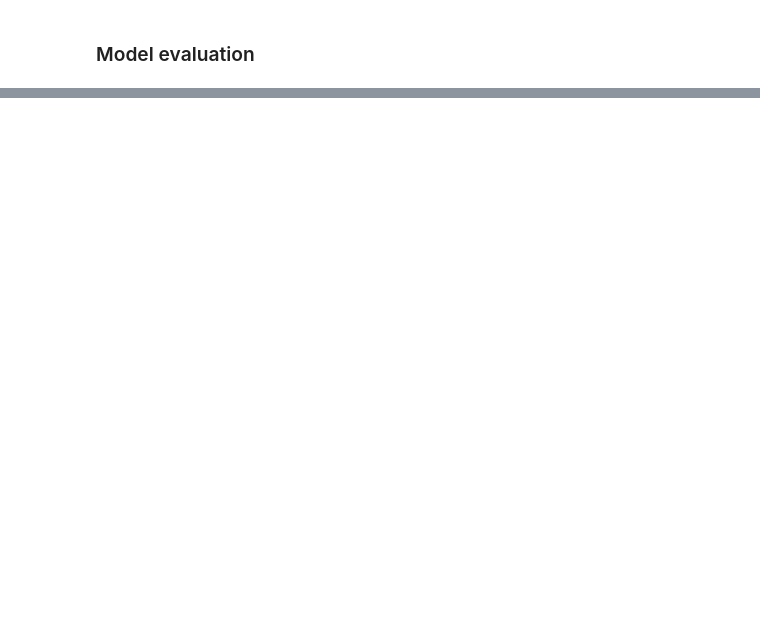
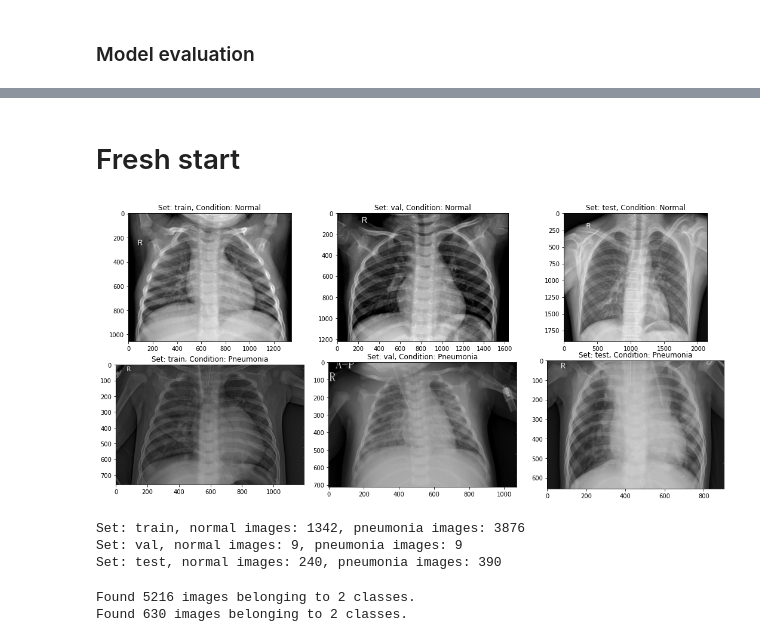
Before and after one commit to Demesmaeker/DL_computer_vision_Pneumonia, a Jupyter notebook: 00_Preprocessing.ipynb, the cells around one changed output, grey strips where cells are left out. Drawn from its saved outputs; the diff is of its cells as text; code cells hidden in the pictures; blank space fills up the shorter version.

Commit message:
stopping for fresh start

```diff
--- a/00_Preprocessing.ipynb
+++ b/00_Preprocessing.ipynb
@@ -716,0 +806,2 @@ Train acc: 97.95
+# %% [markdown]
+# Fresh start
@@ -716,0 +812,24 @@ Train acc: 97.95
+# %%
+input_path = './drive/MyDrive/Collab_datas/chest_xray/'
+
+fig, ax = plt.subplots(2, 3, figsize=(15, 7))
+ax = ax.ravel()
+plt.tight_layout()
+
+for i, _set in enumerate(['train', 'val', 'test']):
+    set_path = input_path+_set
+    ax[i].imshow(plt.imread(set_path+'/NORMAL/'+os.listdir(set_path+'/NORMAL')[0]), cmap='gray')
+    ax[i].set_title('Set: {}, Condition: Normal'.format(_set))
+    ax[i+3].imshow(plt.imread(set_path+'/PNEUMONIA/'+os.listdir(set_path+'/PNEUMONIA')[0]), cmap='gray')
+    ax[i+3].set_title('Set: {}, Condition: Pneumonia'.format(_set))
+# %% [output]
+[figure, added]
+# %%
+for _set in ['train', 'val', 'test']:
+    n_normal = len(os.listdir(input_path + _set + '/NORMAL'))
+    n_infect = len(os.listdir(input_path + _set + '/PNEUMONIA'))
+    print('Set: {}, normal images: {}, pneumonia images: {}'.format(_set, n_normal, n_infect))
+# %% [output]
+Set: train, normal images: 1342, pneumonia images: 3876
+Set: val, normal images: 9, pneumonia images: 9
+Set: test, normal images: 240, pneumonia images: 390
@@ -716,0 +879,9 @@ Train acc: 97.95
+# %%
+img_dims = 150
+epochs = 10
+batch_size = 32
+
+train_gen, test_gen, test_data, test_labels = process_data(img_dims, batch_size)
+# %% [output]
+Found 5216 images belonging to 2 classes.
+Found 630 images belonging to 2 classes.
```
Also changed, not shown: parts of 26 cells of this notebook.
